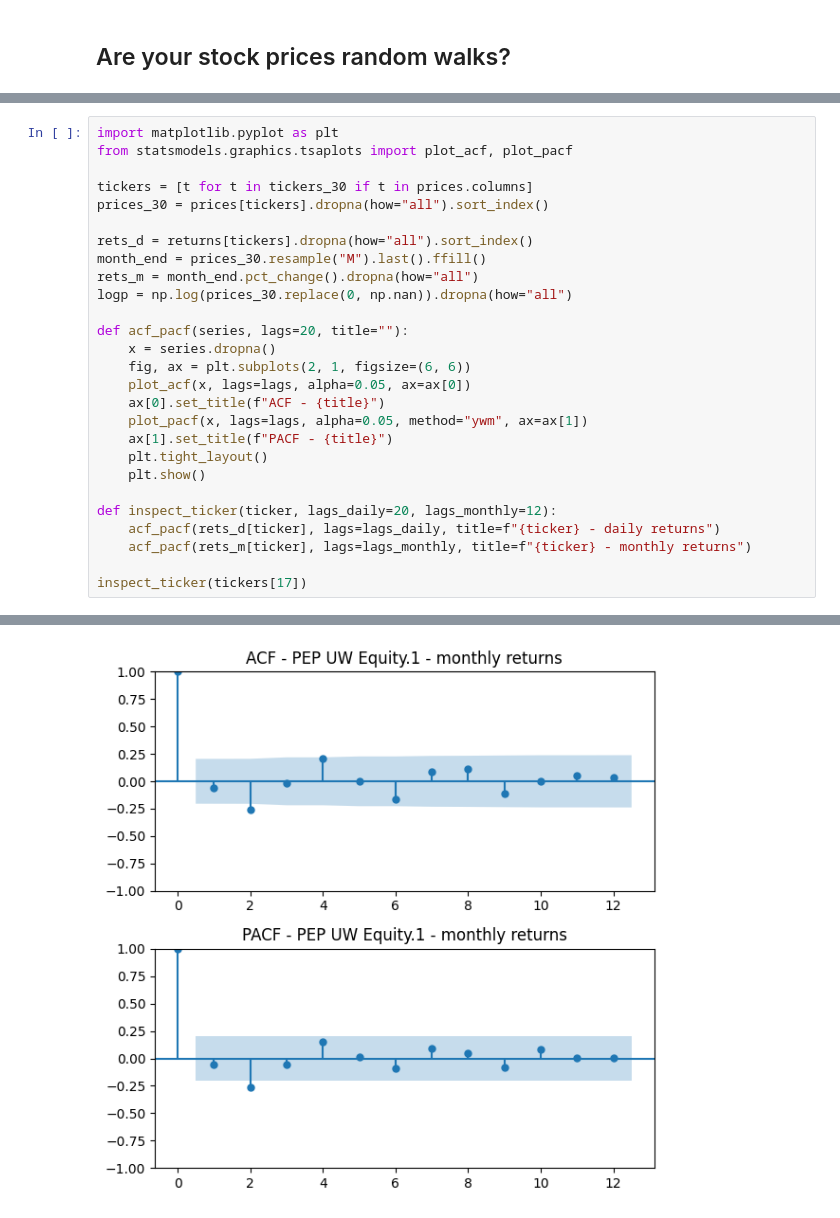
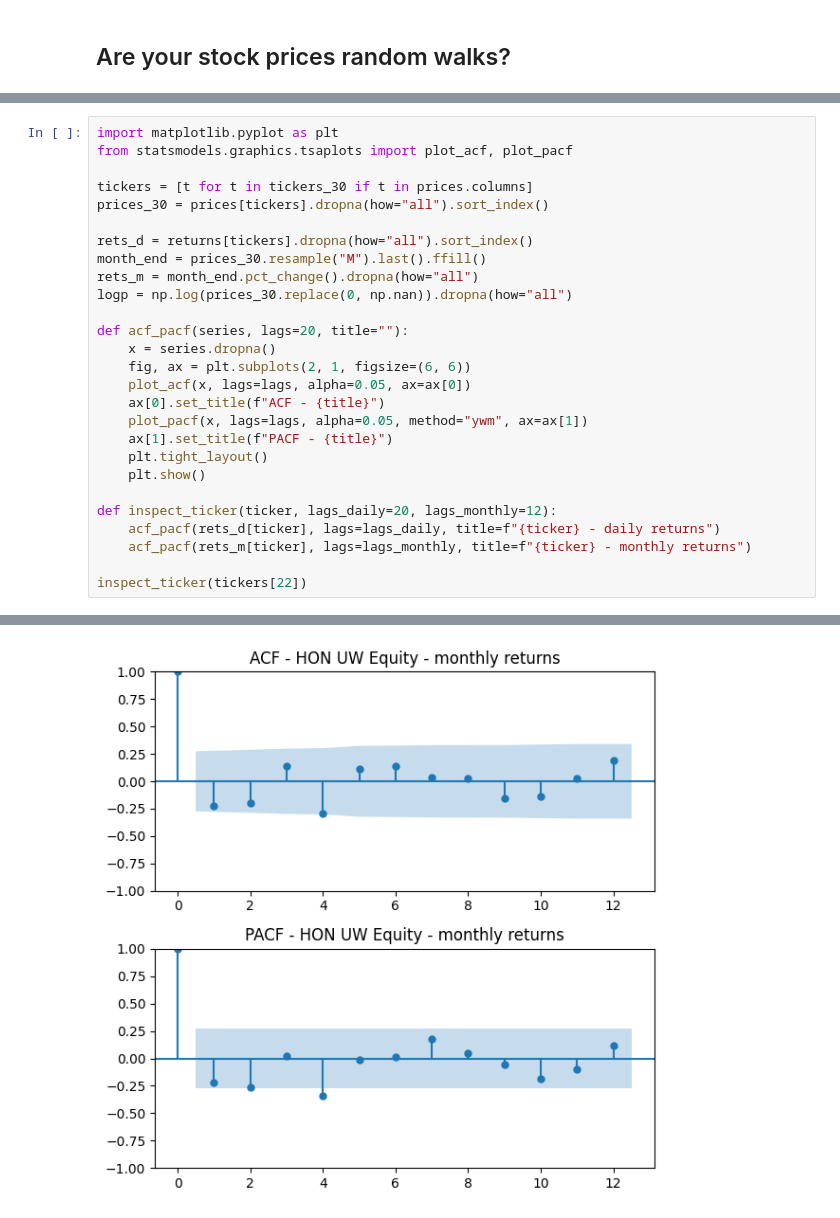
Before and after one commit to Gubscruz/quant-finance-insper, a Jupyter notebook: project_5.ipynb, the cells around one changed output, grey strips where cells are left out. Saved outputs shown, nothing was run; the diff lists cells and outputs as text.

```diff
--- a/project_5.ipynb
+++ b/project_5.ipynb
@@ -393,5 +393,5 @@ def inspect_ticker(ticker, lags_daily=20, lags_monthly=12):
 	acf_pacf(rets_d[ticker], lags=lags_daily, title=f"{ticker} - daily returns")
 	acf_pacf(rets_m[ticker], lags=lags_monthly, title=f"{ticker} - monthly returns")
 
-inspect_ticker(tickers[17])
+inspect_ticker(tickers[22])
 # %% [output]
@@ -399 +399 @@ inspect_ticker(tickers[17])
-[figure, old version]
+[figure, new version]
```
Also changed, not shown: parts of 1 cell of this notebook.
